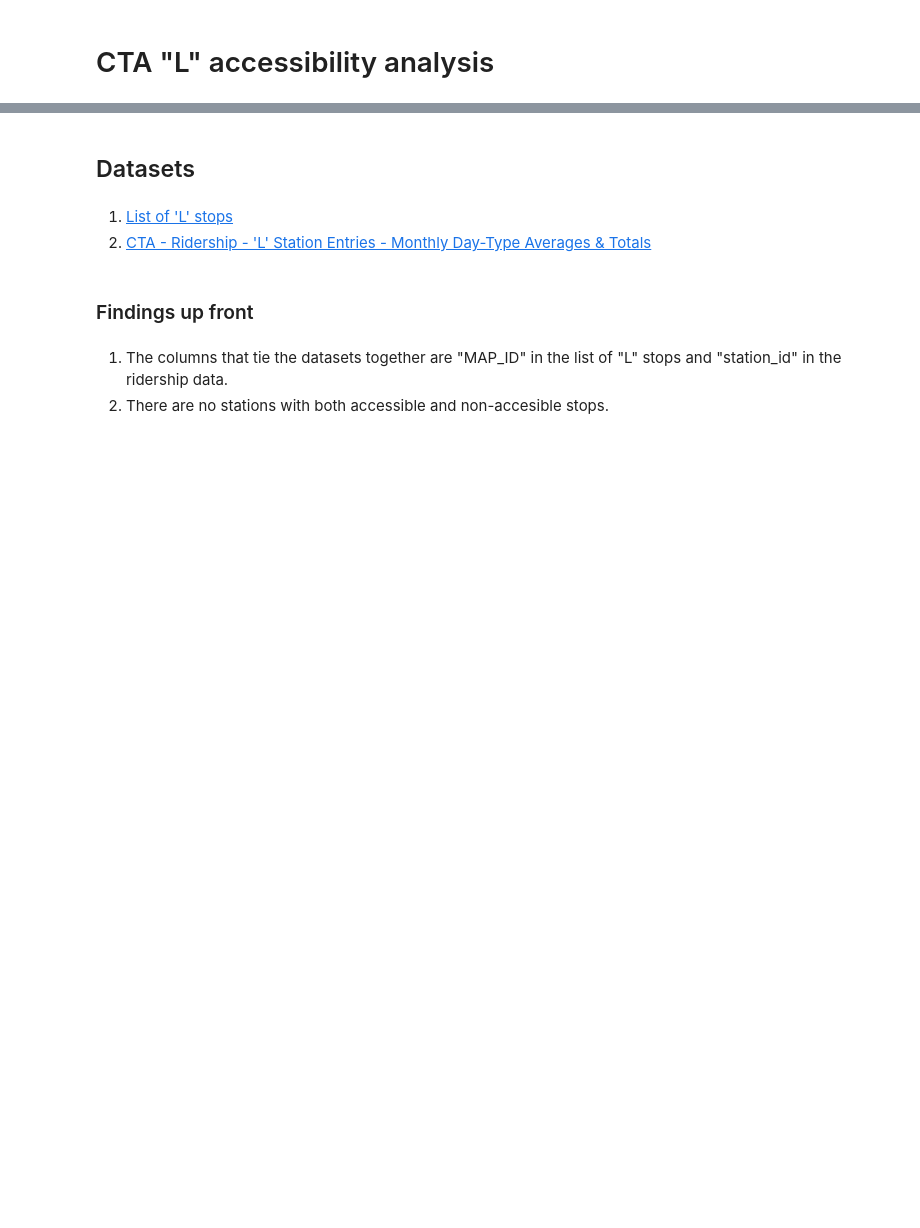
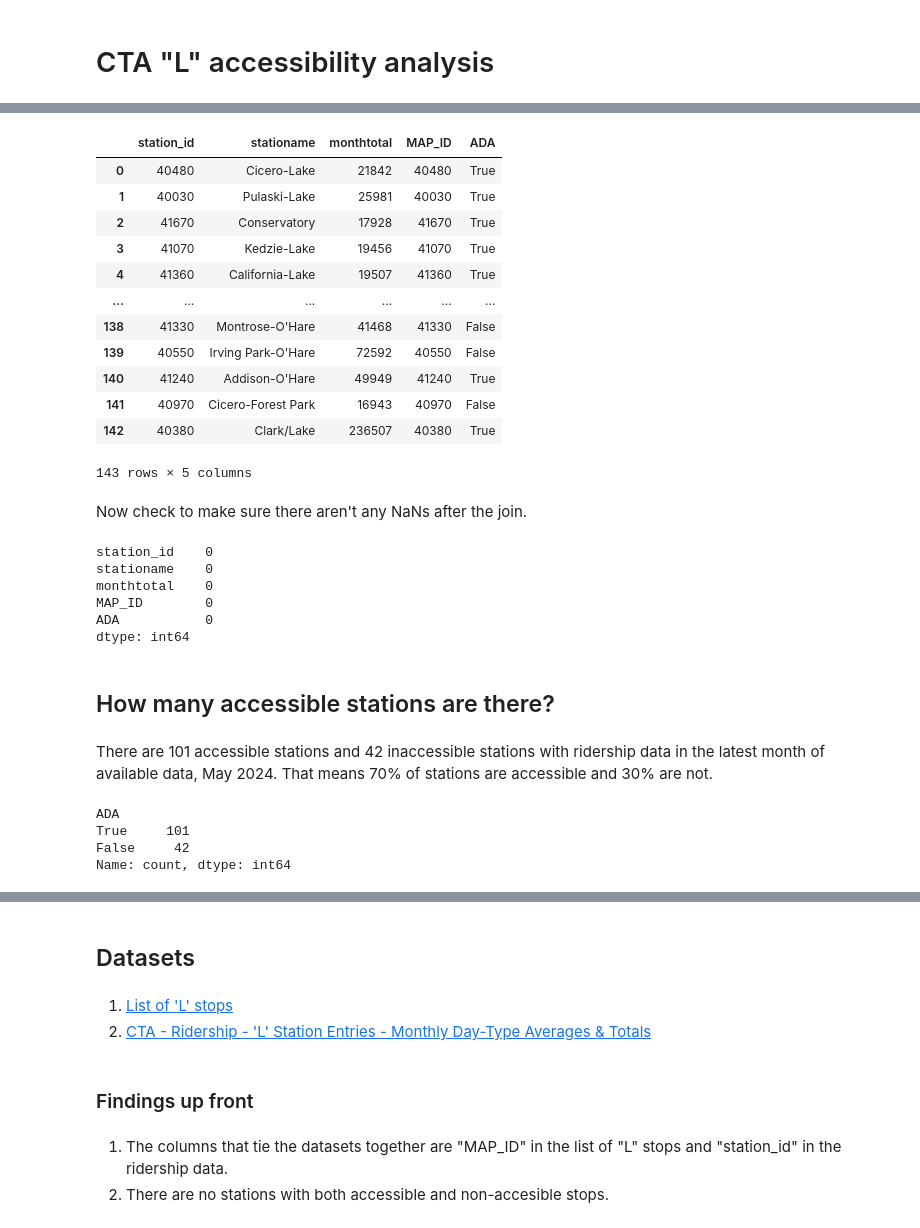
Before and after one commit to TecKnow/cta-accessibility-analysis, a Jupyter notebook: cta-accessability-data.ipynb, the cells around one changed output, grey strips where cells are left out. Drawn from its saved outputs; the diff is of its cells as text; code cells hidden in the pictures; blank space fills up the shorter version.

Commit message:
Calculate proportion of accessible rides in sample month

```diff
--- a/cta-accessability-data.ipynb
+++ b/cta-accessability-data.ipynb
@@ -2,0 +38,3 @@
+# %%
+ridership_by_date = ridership_df.set_index("month_beginning").sort_index()
+ridership_by_date
@@ -2,0 +58,4 @@
+# %%
+latest_ridership_df = ridership_by_date[ridership_by_date.index >= pd.Timestamp(
+    '2024-05-01')]
+latest_ridership_df
@@ -2,0 +104,3 @@
+# %%
+access_df = stations_df[["MAP_ID", "ADA"]].drop_duplicates()
+access_df
@@ -2,0 +129,3 @@
+# %%
+access_df = access_df
+access_df
@@ -2,0 +146,40 @@
+# %%
+accessible_ridership_df = latest_ridership_df.merge(
+    access_df, how="left", left_on="station_id", right_on="MAP_ID")
+accessible_ridership_df
+# %% [output]
+|  | station_id | stationame | monthtotal | MAP_ID | ADA |
+| 0 | 40480 | Cicero-Lake | 21842 | 40480 | True |
+| 1 | 40030 | Pulaski-Lake | 25981 | 40030 | True |
+| 2 | 41670 | Conservatory | 17928 | 41670 | True |
+| 3 | 41070 | Kedzie-Lake | 19456 | 41070 | True |
+| 4 | 41360 | California-Lake | 19507 | 41360 | True |
+| ... | ... | ... | ... | ... | ... |
+| 138 | 41330 | Montrose-O'Hare | 41468 | 41330 | False |
+| 139 | 40550 | Irving Park-O'Hare | 72592 | 40550 | False |
+| 140 | 41240 | Addison-O'Hare | 49949 | 41240 | True |
+| 141 | 40970 | Cicero-Forest Park | 16943 | 40970 | False |
+| 142 | 40380 | Clark/Lake | 236507 | 40380 | True |
+143 rows × 5 columns
+# %% [markdown]
+Now check to make sure there aren't any NaNs after the join.
+# %%
+accessible_ridership_df.isna().sum()
+# %% [output]
+station_id    0
+stationame    0
+monthtotal    0
+MAP_ID        0
+ADA           0
+dtype: int64
+# %% [markdown]
+## How many accessible stations are there?
+# %% [markdown]
+There are 101 accessible stations and 42 inaccessible stations with ridership data in the latest month of available data, May 2024. That means 70% of stations are accessible and 30% are not.
+# %%
+accessible_ridership_df.value_counts("ADA")
+# %% [output]
+ADA
+True     101
+False     42
+Name: count, dtype: int64
```
Also changed, not shown: parts of 44 cells of this notebook.
